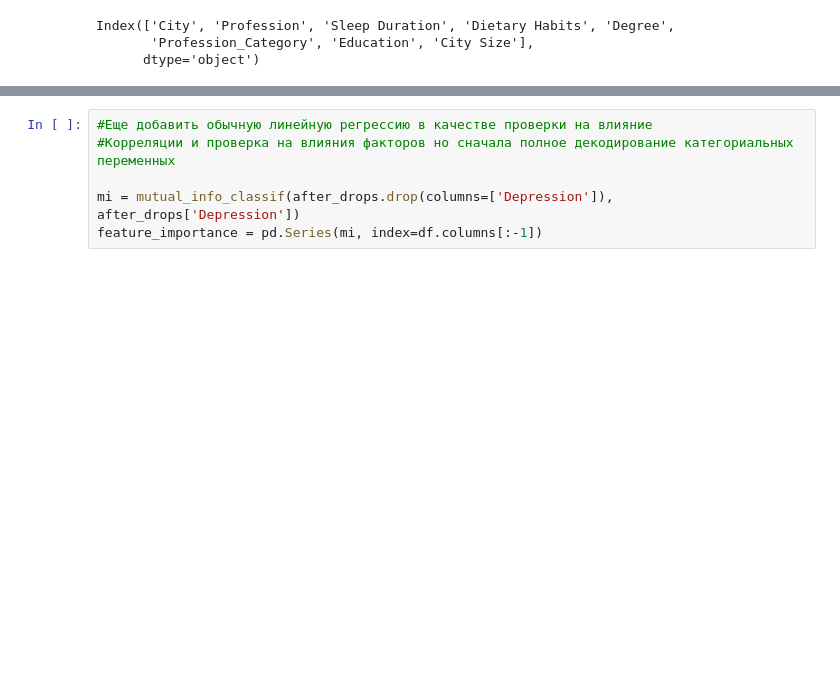
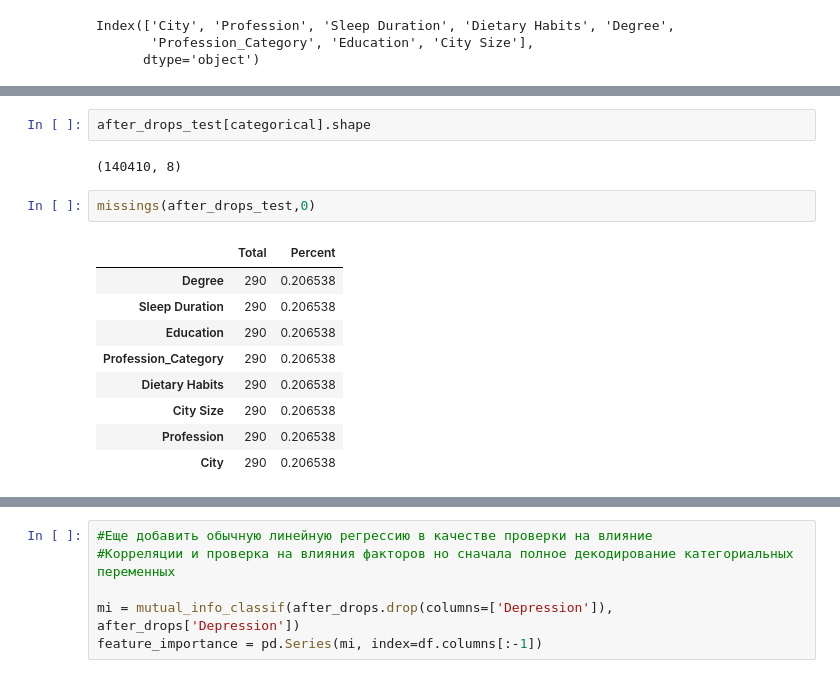
Before and after one commit to ArtamonowAleksey/Classical_ML, a Jupyter notebook: Exploring_Mental_Health_Data/Training.ipynb, the cells around one changed output, grey strips where cells are left out. Saved outputs shown, nothing was run; the diff lists cells and outputs as text; blank space fills up the shorter version.

```diff
--- a/Exploring_Mental_Health_Data/Training.ipynb
+++ b/Exploring_Mental_Health_Data/Training.ipynb
@@ -1000,0 +1025,16 @@ Index(['City', 'Profession', 'Sleep Duration', 'Dietary Habits', 'Degree',
+# %%
+after_drops_test[categorical].shape
+# %% [output]
+(140410, 8)
+# %%
+missings(after_drops_test,0)
+# %% [output]
+|  | Total | Percent |
+| Degree | 290 | 0.206538 |
+| Sleep Duration | 290 | 0.206538 |
+| Education | 290 | 0.206538 |
+| Profession_Category | 290 | 0.206538 |
+| Dietary Habits | 290 | 0.206538 |
+| City Size | 290 | 0.206538 |
+| Profession | 290 | 0.206538 |
+| City | 290 | 0.206538 |
```
Also changed, not shown: parts of 10 cells of this notebook, 1 other file.
